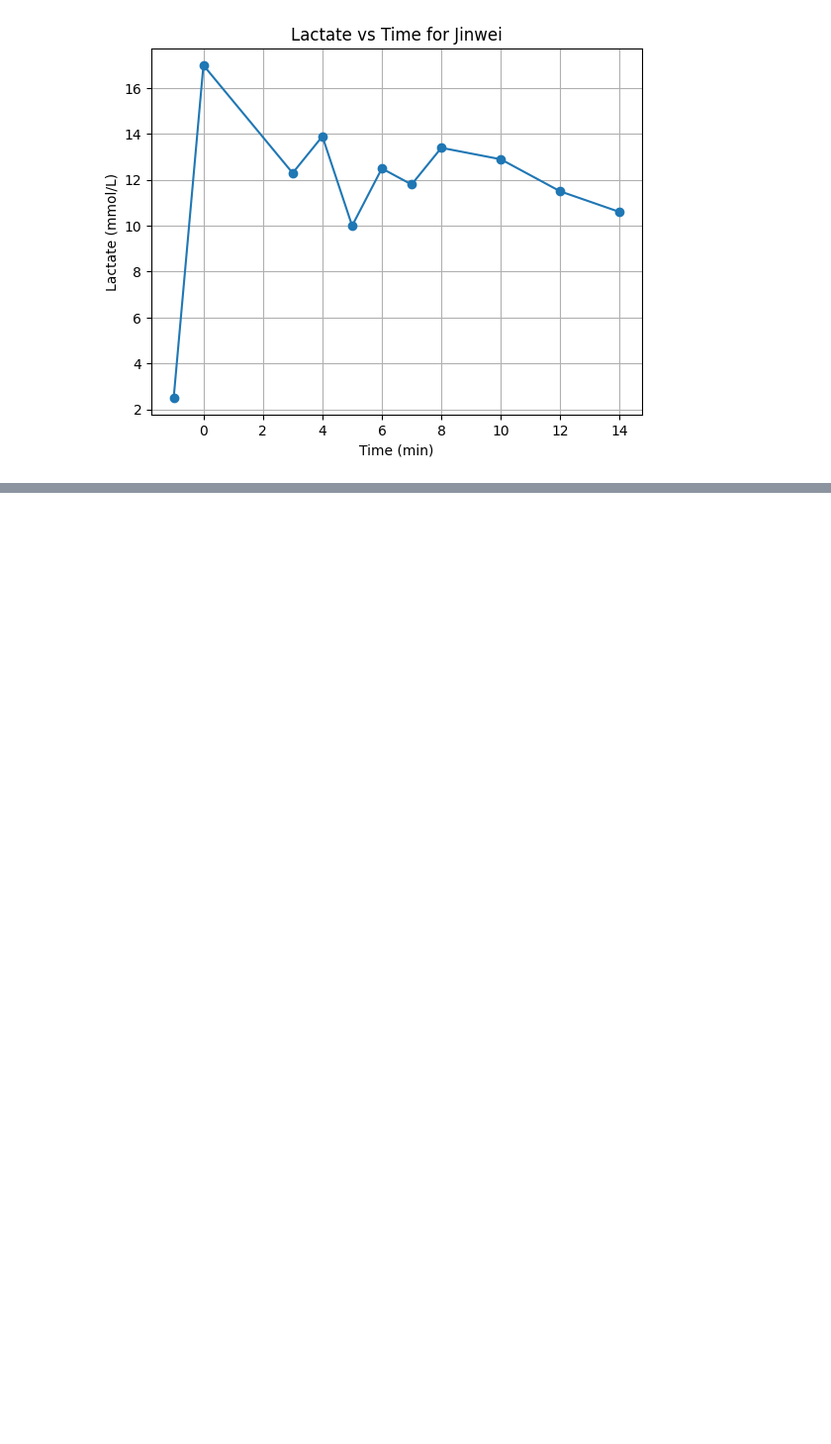
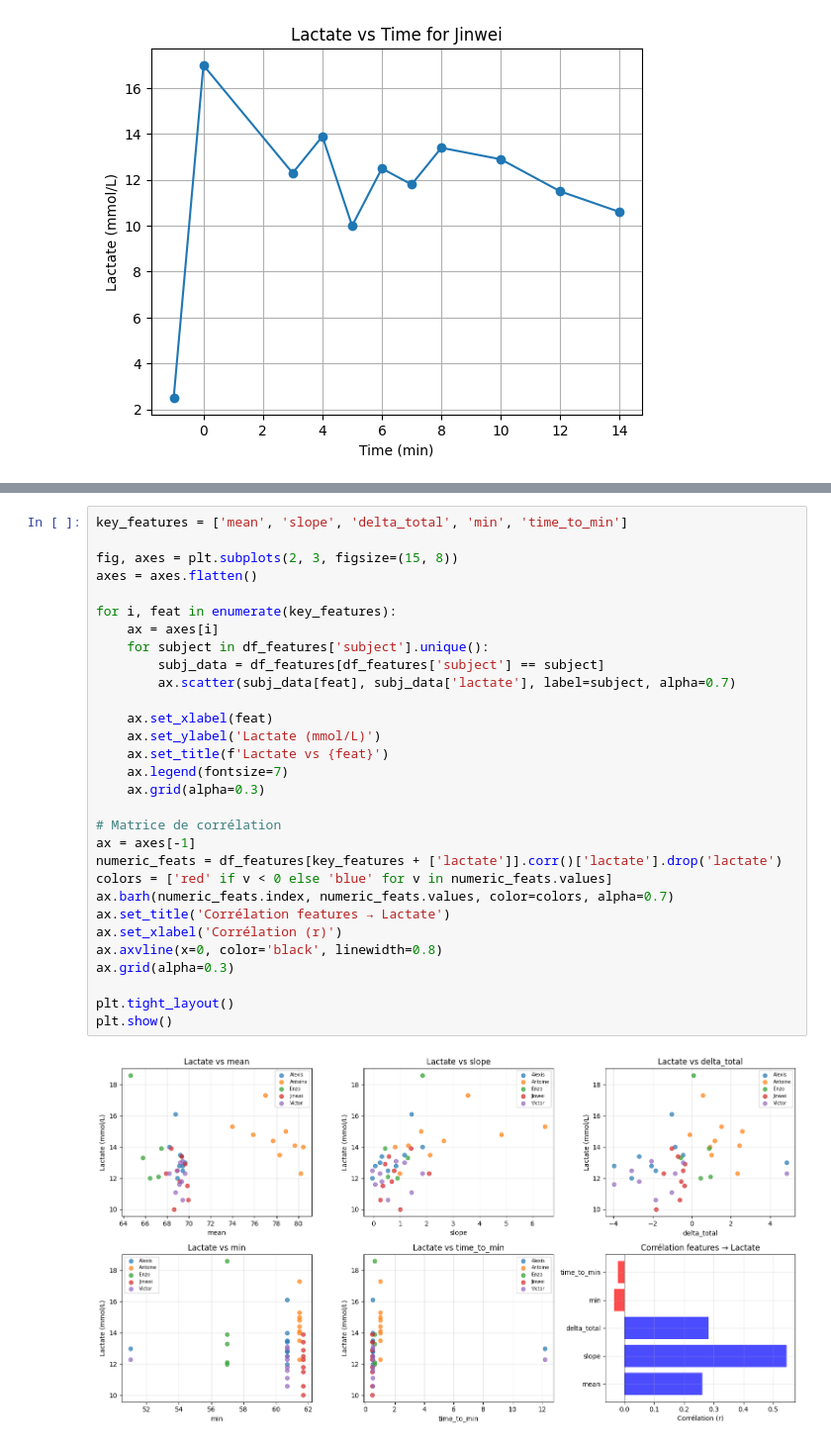
Before and after one commit to TheoLec-student/Lactate-SmO2-analysis-in-different-types-of-exercises-modalities, a Jupyter notebook: main.ipynb, the cells around one changed output, grey strips where cells are left out. Shown at 99% size. Cells and saved outputs as stored; diff of their text form; blank space fills up the shorter version.

```diff
--- a/main.ipynb
+++ b/main.ipynb
@@ -53,0 +342,32 @@ for subject in subjects:
+# %%
+key_features = ['mean', 'slope', 'delta_total', 'min', 'time_to_min']
+
+fig, axes = plt.subplots(2, 3, figsize=(15, 8))
+axes = axes.flatten()
+
+for i, feat in enumerate(key_features):
+    ax = axes[i]
+    for subject in df_features['subject'].unique():
+        subj_data = df_features[df_features['subject'] == subject]
+        ax.scatter(subj_data[feat], subj_data['lactate'], label=subject, alpha=0.7)
+
+    ax.set_xlabel(feat)
+    ax.set_ylabel('Lactate (mmol/L)')
+    ax.set_title(f'Lactate vs {feat}')
+    ax.legend(fontsize=7)
+    ax.grid(alpha=0.3)
+
+# Matrice de corrélation
+ax = axes[-1]
+numeric_feats = df_features[key_features + ['lactate']].corr()['lactate'].drop('lactate')
+colors = ['red' if v < 0 else 'blue' for v in numeric_feats.values]
+ax.barh(numeric_feats.index, numeric_feats.values, color=colors, alpha=0.7)
+ax.set_title('Corrélation features → Lactate')
+ax.set_xlabel('Corrélation (r)')
+ax.axvline(x=0, color='black', linewidth=0.8)
+ax.grid(alpha=0.3)
+
+plt.tight_layout()
+plt.show()
+# %% [output]
+[figure, added]
```
Also changed, not shown: parts of 5 cells of this notebook, 2 other files.
